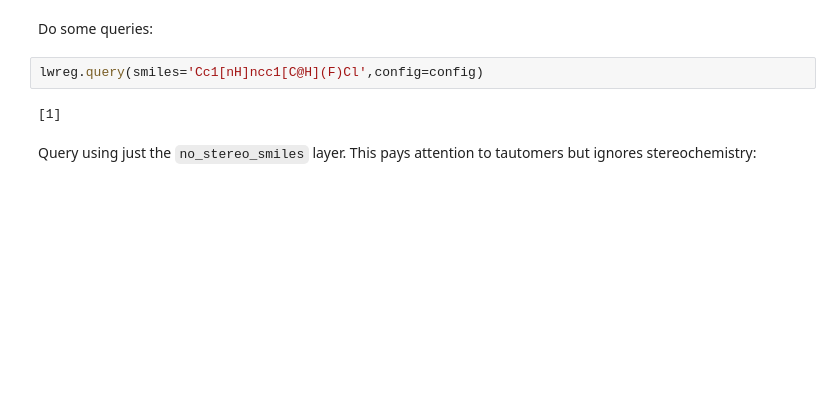
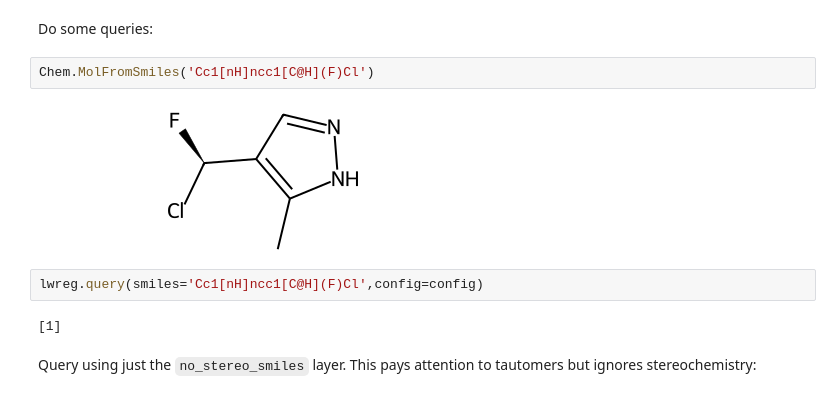
Before and after one commit to rinikerlab/lightweight-registration, a Jupyter notebook: demo.ipynb, the cells around one changed output. Saved outputs shown, nothing was run; the diff lists cells and outputs as text; blank space fills up the shorter version.

```diff
--- a/demo.ipynb
+++ b/demo.ipynb
@@ -39,5 +39,9 @@ lwreg.bulk_register(mols=ms,config=config)
 # %% [markdown]
 Do some queries:
+# %%
+Chem.MolFromSmiles('Cc1[nH]ncc1[C@H](F)Cl')
+# %% [output]
+[figure, added]
 # %%
 lwreg.query(smiles='Cc1[nH]ncc1[C@H](F)Cl',config=config)
 # %% [output]
```
Also changed, not shown: parts of 22 cells of this notebook, 2 other files.
